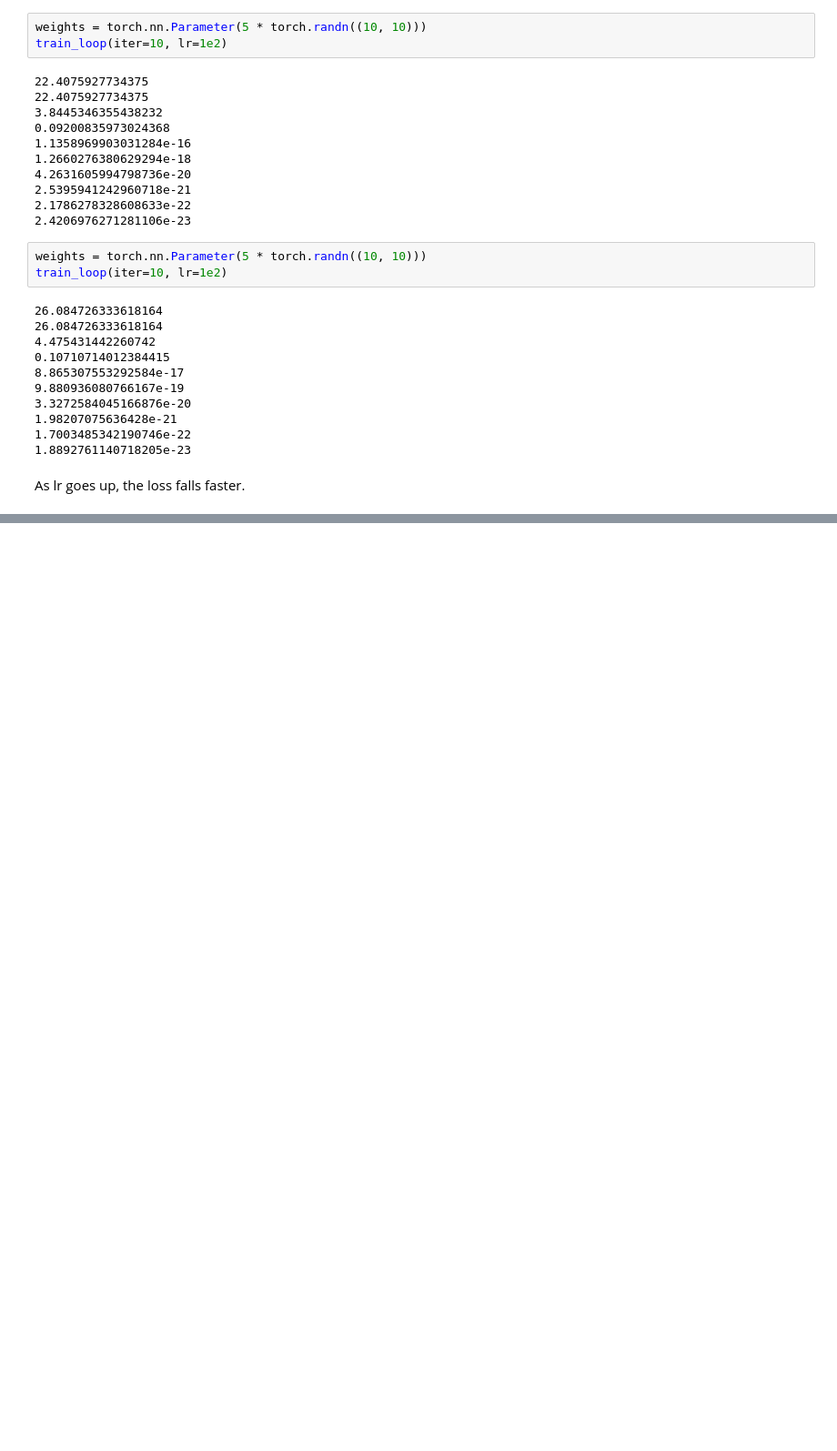
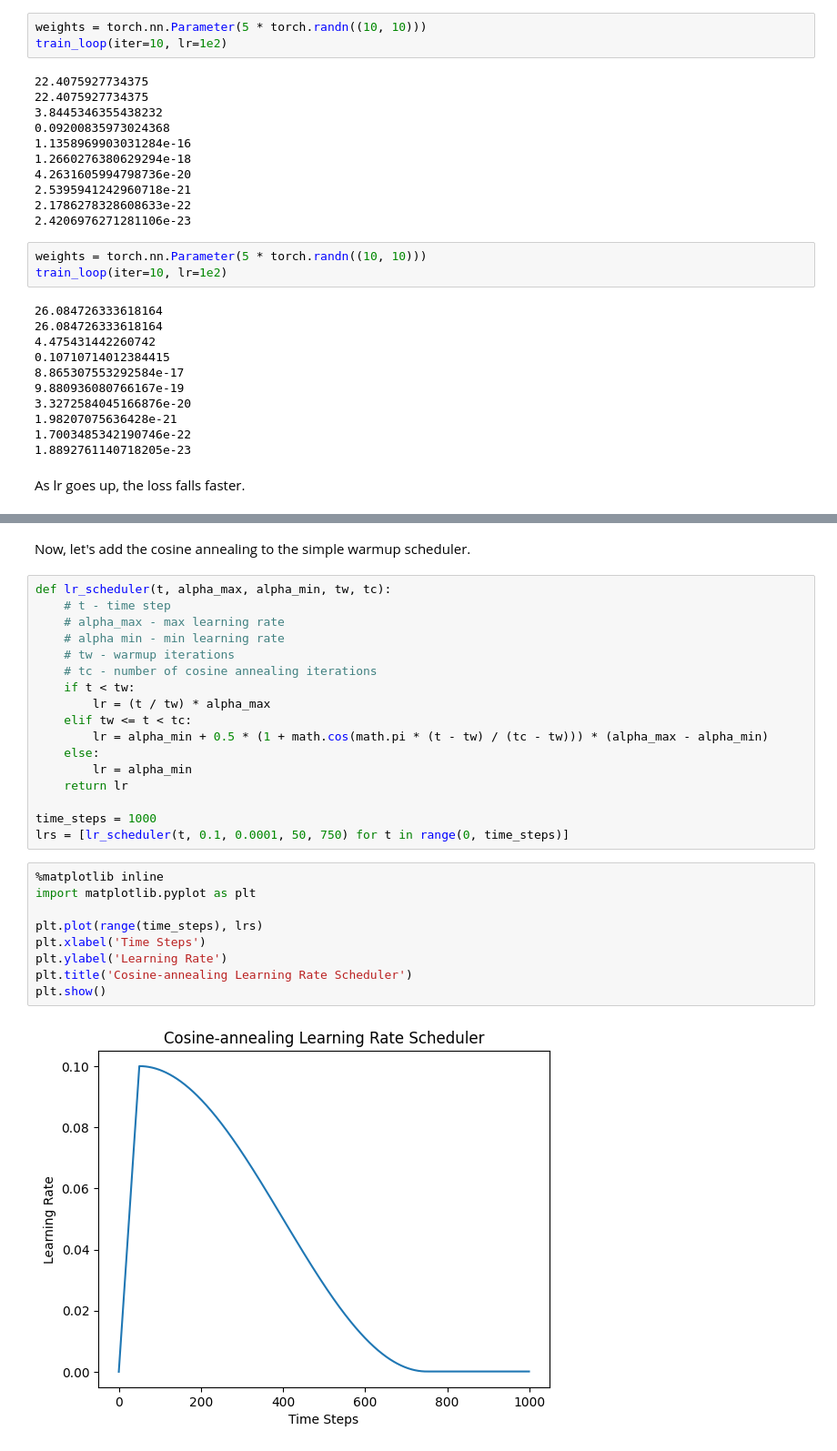
Before and after one commit to binga/relearning-ai, a Jupyter notebook: nbs/017-cs336-a1-full_assignment_test.ipynb, the cells around one changed output, grey strips where cells are left out. Shown at 91% size. Saved outputs shown, nothing was run; the diff lists cells and outputs as text; blank space fills up the shorter version.

```diff
--- a/nbs/017-cs336-a1-full_assignment_test.ipynb
+++ b/nbs/017-cs336-a1-full_assignment_test.ipynb
@@ -1305,0 +1338,30 @@ As lr goes up, the loss falls faster.
+# %% [markdown]
+Now, let's add the cosine annealing to the simple warmup scheduler.
+# %%
+def lr_scheduler(t, alpha_max, alpha_min, tw, tc):
+    # t - time step
+    # alpha_max - max learning rate
+    # alpha min - min learning rate
+    # tw - warmup iterations
+    # tc - number of cosine annealing iterations
+    if t < tw:
+        lr = (t / tw) * alpha_max
+    elif tw <= t < tc:
+        lr = alpha_min + 0.5 * (1 + math.cos(math.pi * (t - tw) / (tc - tw))) * (alpha_max - alpha_min)
+    else:
+        lr = alpha_min
+    return lr
+
+time_steps = 1000
+lrs = [lr_scheduler(t, 0.1, 0.0001, 50, 750) for t in range(0, time_steps)]
+# %%
+%matplotlib inline
+import matplotlib.pyplot as plt
+
+plt.plot(range(time_steps), lrs)
+plt.xlabel('Time Steps')
+plt.ylabel('Learning Rate')
+plt.title('Cosine-annealing Learning Rate Scheduler')
+plt.show()
+# %% [output]
+[figure, added]
```
Also changed, not shown: parts of 5 cells of this notebook.
